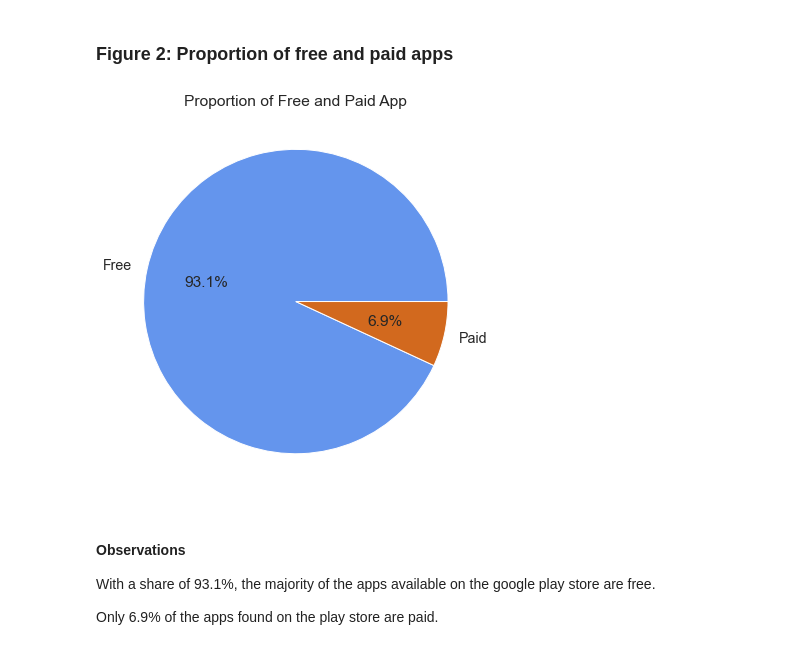
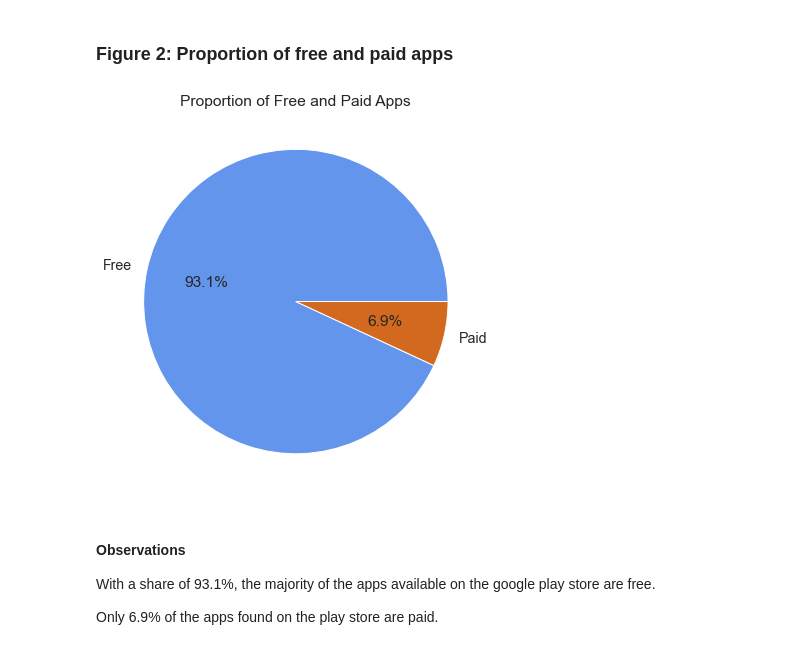
Before and after one commit to ubco-W2022T1-cosc301/project-group36, a Jupyter notebook: notebooks/analysis1.ipynb, the cells around one changed output. Cells and saved outputs as stored; diff of their text form; code cells hidden in the pictures.

```diff
--- a/notebooks/analysis1.ipynb
+++ b/notebooks/analysis1.ipynb
@@ -340,10 +340,10 @@ The Beauty and Events category has the least number of apps.
 # %%
 sns.set(rc={'figure.figsize':(7,7)})
 sns.set(font_scale=1.3)
 graph2 = plt.pie(df['Type'].value_counts(), labels=df['Type'].value_counts().index, autopct='%1.1f%%', colors=['cornflowerblue','chocolate'])
-title = plt.title("Proportion of Free and Paid App")
+title = plt.title("Proportion of Free and Paid Apps")
 # %% [output]
-[figure, old version]
+[figure, new version]
 # %% [markdown]
 #### Observations
 With a share of 93.1%, the majority of the apps available on the google play store are free.
```
Also changed, not shown: parts of 7 cells of this notebook.
